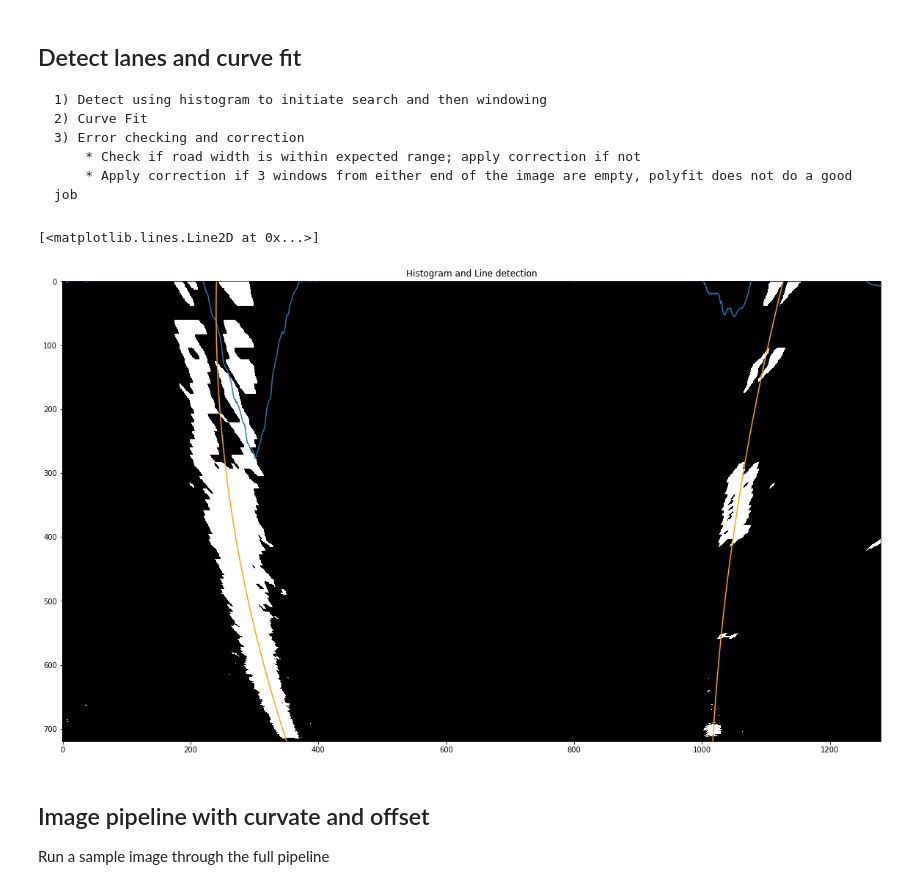
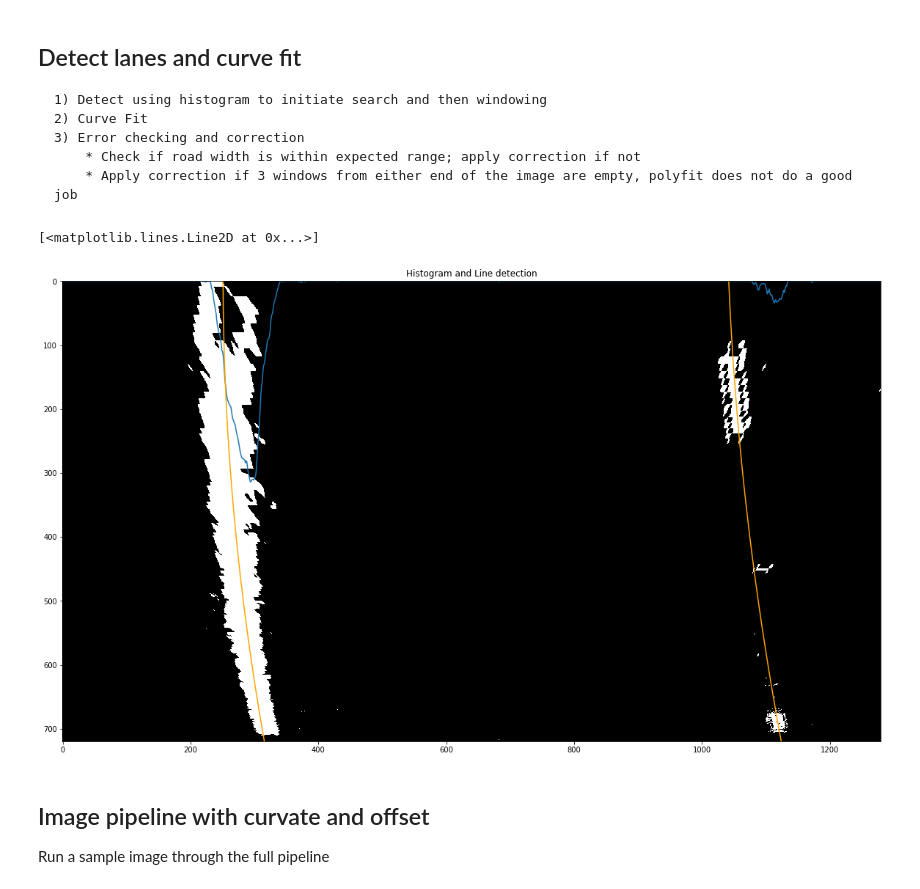
Before and after one commit to spinofsf/SDC-Advanced-lane-detection, a Jupyter notebook: source/lane_line_detection.ipynb, the cells around one changed output. Saved outputs shown, nothing was run; the diff lists cells and outputs as text; code cells hidden in the pictures.

```diff
--- a/source/lane_line_detection.ipynb
+++ b/source/lane_line_detection.ipynb
@@ -96,10 +96,10 @@ plt.imshow(result_combined_bin,cmap='gray')
 ## Perspective transform
 # %%
 src_rect = np.float32(
-    [[580, 460],
-    [735, 460],
-    [-100, 720],
-    [1380, 720]])
+    [[550, 470],
+    [770, 470],
+    [0, 720],
+    [1220, 720]])
 
 dst_rect = np.float32(
     [[100, 0],
@@ -113,10 +113,10 @@ plt.figure(figsize=(20,20))
 plt.subplot(2,1,1)
 plt.title('Thresholded image with warped window')
 plt.imshow(result_combined_bin, cmap='gray')
-plt.plot(580,460,'r*')
-plt.plot(730,460,'r*')
+plt.plot(550,470,'r*')
+plt.plot(770,470,'r*')
 plt.plot(0,719,'r*')
-plt.plot(1279,719,'r*')
+plt.plot(1220,719,'r*')
 
 plt.subplot(2,1,2)
 plt.title('Perspective trasnform')
@@ -134,20 +134,22 @@ plt.imshow(warped_img, cmap='gray')
 # %%
 histogram = np.sum(warped_img[int(warped_img.shape[0]/2):,:], axis=0)
 
 frame_no = 1
 avg_road_width = 0
+leftfit_q = []
+rightfit_q = []
 
-polyfit_img,left_fitx,right_fitx,ploty,adjust_bool,curr_road_width = poly_fit_rimage(warped_img, frame_no, avg_road_width)
+polyfit_img,left_fitx,right_fitx,ploty,adjust_bool,curr_road_width, left_fit, right_fit = poly_fit_rimage(warped_img, frame_no, avg_road_width, leftfit_q, rightfit_q)
 
 plt.figure(figsize=(20,20))
 plt.plot(histogram)
 plt.imshow(warped_img, cmap='gray')
 plt.title('Histogram and Line detection')
 plt.plot(left_fitx, ploty, color='orange')
 plt.plot(right_fitx, ploty, color='orange')
 # %% [output]
 [<matplotlib.lines.Line2D at 0x...>]
-[figure, old version]
+[figure, new version]
 # %% [markdown]
 ## Image pipeline with curvate and offset
 Run a sample image through the full pipeline
```
Also changed, not shown: parts of 4 cells of this notebook, 4 other files.
